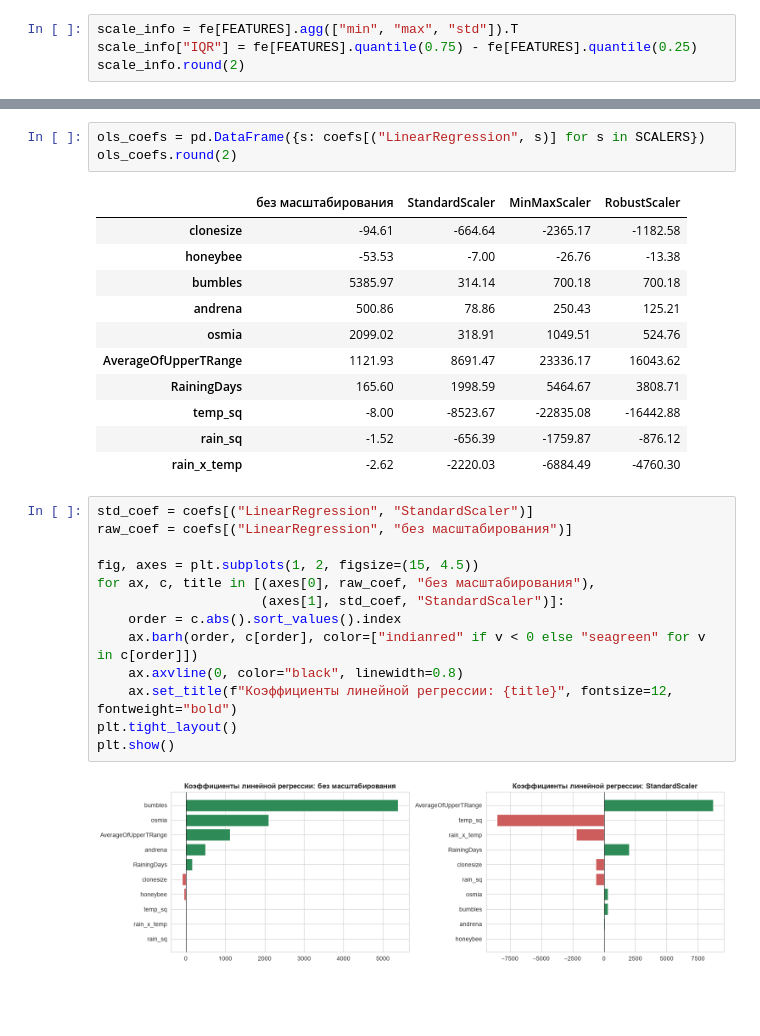
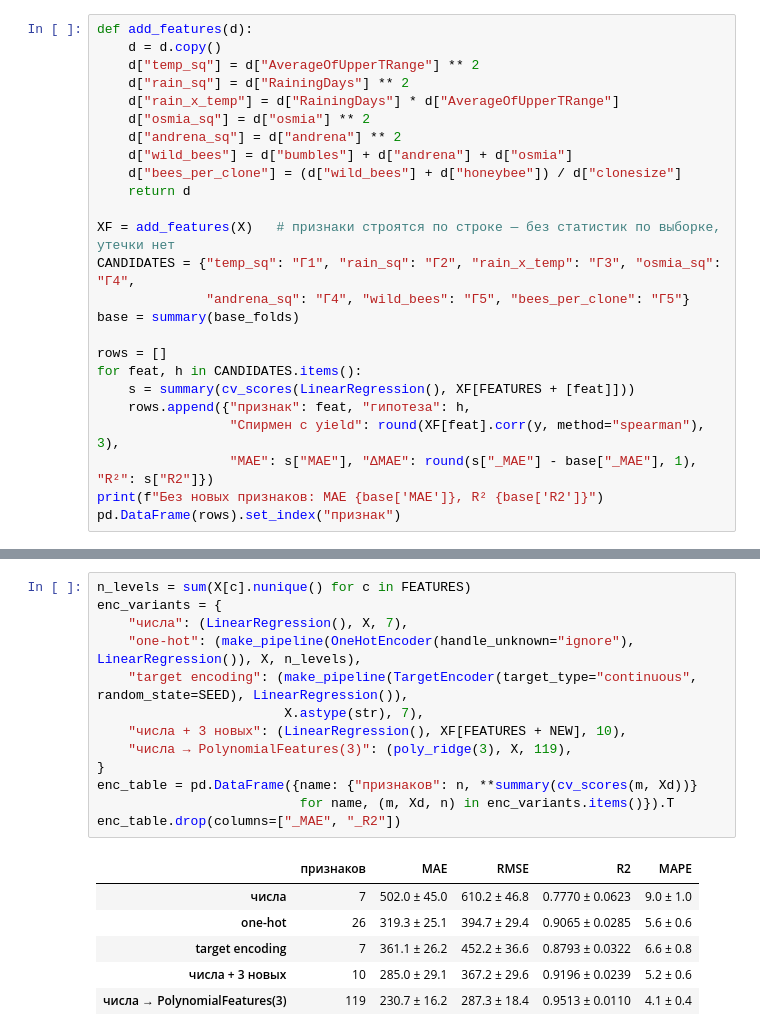
Before and after one commit to matveyyaros/Project-activities-case-9, a Jupyter notebook: notebooks/03_features_preprocessing.ipynb, the cells around one changed output, grey strips where cells are left out. Drawn from its saved outputs; the diff is of its cells as text; blank space fills up the shorter version.

```diff
--- a/notebooks/03_features_preprocessing.ipynb
+++ b/notebooks/03_features_preprocessing.ipynb
@@ -326,5 +318,26 @@ enc_table.round(3)
 # %%
-scale_info = fe[FEATURES].agg(["min", "max", "std"]).T
-scale_info["IQR"] = fe[FEATURES].quantile(0.75) - fe[FEATURES].quantile(0.25)
-scale_info.round(2)
+def add_features(d):
+    d = d.copy()
+    d["temp_sq"] = d["AverageOfUpperTRange"] ** 2
+    d["rain_sq"] = d["RainingDays"] ** 2
+    d["rain_x_temp"] = d["RainingDays"] * d["AverageOfUpperTRange"]
+    d["osmia_sq"] = d["osmia"] ** 2
+    d["andrena_sq"] = d["andrena"] ** 2
+    d["wild_bees"] = d["bumbles"] + d["andrena"] + d["osmia"]
+    d["bees_per_clone"] = (d["wild_bees"] + d["honeybee"]) / d["clonesize"]
+    return d
+
+XF = add_features(X)   # признаки строятся по строке — без статистик по выборке, утечки нет
+CANDIDATES = {"temp_sq": "Г1", "rain_sq": "Г2", "rain_x_temp": "Г3", "osmia_sq": "Г4",
+              "andrena_sq": "Г4", "wild_bees": "Г5", "bees_per_clone": "Г5"}
+base = summary(base_folds)
+
+rows = []
+for feat, h in CANDIDATES.items():
+    s = summary(cv_scores(LinearRegression(), XF[FEATURES + [feat]]))
+    rows.append({"признак": feat, "гипотеза": h,
+                 "Спирмен с yield": round(XF[feat].corr(y, method="spearman"), 3),
+                 "MAE": s["MAE"], "ΔMAE": round(s["_MAE"] - base["_MAE"], 1), "R²": s["R2"]})
+print(f"Без новых признаков: MAE {base['MAE']}, R² {base['R2']}")
+pd.DataFrame(rows).set_index("признак")
 # %% [output]
@@ -457,30 +423,20 @@ scaling_table.round({"MAE": 2, "R²": 4, "alpha": 4, "max |коэф.|": 1, "min
 # %%
-ols_coefs = pd.DataFrame({s: coefs[("LinearRegression", s)] for s in SCALERS})
-ols_coefs.round(2)
+n_levels = sum(X[c].nunique() for c in FEATURES)
+enc_variants = {
+    "числа": (LinearRegression(), X, 7),
+    "one-hot": (make_pipeline(OneHotEncoder(handle_unknown="ignore"), LinearRegression()), X, n_levels),
+    "target encoding": (make_pipeline(TargetEncoder(target_type="continuous", random_state=SEED), LinearRegression()),
+                        X.astype(str), 7),
+    "числа + 3 новых": (LinearRegression(), XF[FEATURES + NEW], 10),
+    "числа → PolynomialFeatures(3)": (poly_ridge(3), X, 119),
+}
+enc_table = pd.DataFrame({name: {"признаков": n, **summary(cv_scores(m, Xd))}
+                          for name, (m, Xd, n) in enc_variants.items()}).T
+enc_table.drop(columns=["_MAE", "_R2"])
 # %% [output]
-|  | без масштабирования | StandardScaler | MinMaxScaler | RobustScaler |
-| clonesize | -94.61 | -664.64 | -2365.17 | -1182.58 |
-| honeybee | -53.53 | -7.00 | -26.76 | -13.38 |
-| bumbles | 5385.97 | 314.14 | 700.18 | 700.18 |
-| andrena | 500.86 | 78.86 | 250.43 | 125.21 |
-| osmia | 2099.02 | 318.91 | 1049.51 | 524.76 |
-| AverageOfUpperTRange | 1121.93 | 8691.47 | 23336.17 | 16043.62 |
-| RainingDays | 165.60 | 1998.59 | 5464.67 | 3808.71 |
-| temp_sq | -8.00 | -8523.67 | -22835.08 | -16442.88 |
-| rain_sq | -1.52 | -656.39 | -1759.87 | -876.12 |
-| rain_x_temp | -2.62 | -2220.03 | -6884.49 | -4760.30 |
+|  | признаков | MAE | RMSE | R2 | MAPE |
+| числа | 7 | 502.0 ± 45.0 | 610.2 ± 46.8 | 0.7770 ± 0.0623 | 9.0 ± 1.0 |
+| one-hot | 26 | 319.3 ± 25.1 | 394.7 ± 29.4 | 0.9065 ± 0.0285 | 5.6 ± 0.6 |
+| target encoding | 7 | 361.1 ± 26.2 | 452.2 ± 36.6 | 0.8793 ± 0.0322 | 6.6 ± 0.8 |
+| числа + 3 новых | 10 | 285.0 ± 29.1 | 367.2 ± 29.6 | 0.9196 ± 0.0239 | 5.2 ± 0.6 |
+| числа → PolynomialFeatures(3) | 119 | 230.7 ± 16.2 | 287.3 ± 18.4 | 0.9513 ± 0.0110 | 4.1 ± 0.4 |
-# %%
-std_coef = coefs[("LinearRegression", "StandardScaler")]
-raw_coef = coefs[("LinearRegression", "без масштабирования")]
-
-fig, axes = plt.subplots(1, 2, figsize=(15, 4.5))
-for ax, c, title in [(axes[0], raw_coef, "без масштабирования"),
-                     (axes[1], std_coef, "StandardScaler")]:
-    order = c.abs().sort_values().index
-    ax.barh(order, c[order], color=["indianred" if v < 0 else "seagreen" for v in c[order]])
-    ax.axvline(0, color="black", linewidth=0.8)
-    ax.set_title(f"Коэффициенты линейной регрессии: {title}", fontsize=12, fontweight="bold")
-plt.tight_layout()
-plt.show()
-# %% [output]
-[figure, removed]
```
Also changed, not shown: parts of 63 cells of this notebook.
